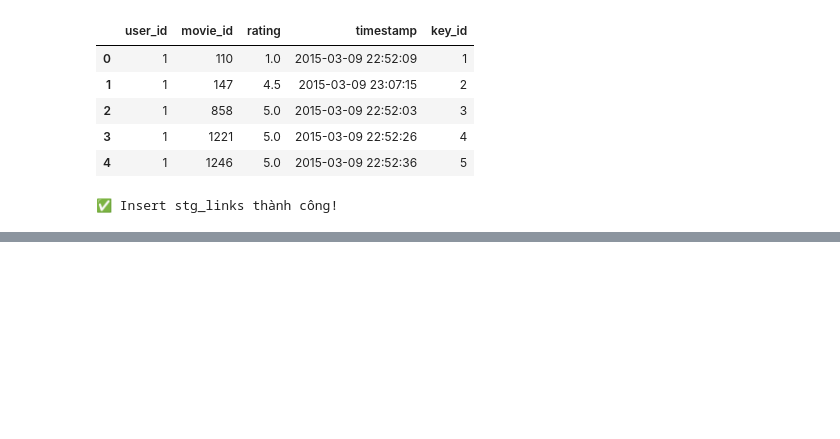
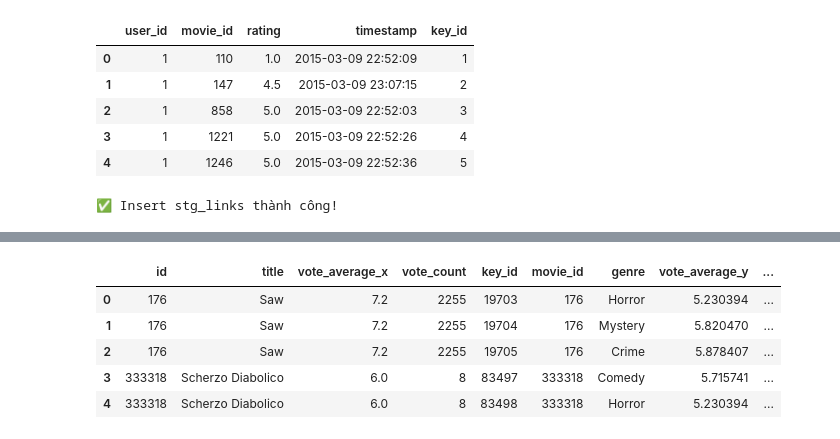
Before and after one commit to minhhn2024/movie-recomendation-system, a Jupyter notebook: backend/app/data/dataframe_to_database.ipynb, the cells around one changed output, grey strips where cells are left out. Drawn from its saved outputs; the diff is of its cells as text; code cells hidden in the pictures; blank space fills up the shorter version.

```diff
--- a/backend/app/data/dataframe_to_database.ipynb
+++ b/backend/app/data/dataframe_to_database.ipynb
@@ -168,0 +349,20 @@ print("✅ Insert stg_links thành công!")
+# %%
+v = total_df['vote_count']
+R = total_df['vote_average_x']
+m_80th = total_df['vote_count_80th']
+m_90th = total_df['vote_count_90th']
+m_99th = total_df['vote_count_99th']
+C = total_df['vote_average_y']
+
+total_df['wr_80th'] = (R * v / (v + m_80th)) + (C * m_80th / (v + m_80th))
+total_df['wr_90th'] = (R * v / (v + m_90th)) + (C * m_90th / (v + m_90th))
+total_df['wr_99th'] = (R * v / (v + m_99th)) + (C * m_99th / (v + m_99th))
+
+total_df.head()
+# %% [output]
+|  | id | title | vote_average_x | vote_count | key_id | movie_id | genre | vote_average_y | ... |
+| 0 | 176 | Saw | 7.2 | 2255 | 19703 | 176 | Horror | 5.230394 | ... |
+| 1 | 176 | Saw | 7.2 | 2255 | 19704 | 176 | Mystery | 5.820470 | ... |
+| 2 | 176 | Saw | 7.2 | 2255 | 19705 | 176 | Crime | 5.878407 | ... |
+| 3 | 333318 | Scherzo Diabolico | 6.0 | 8 | 83497 | 333318 | Comedy | 5.715741 | ... |
+| 4 | 333318 | Scherzo Diabolico | 6.0 | 8 | 83498 | 333318 | Horror | 5.230394 | ... |
```
Also changed, not shown: parts of 14 cells of this notebook, 12 other files.
